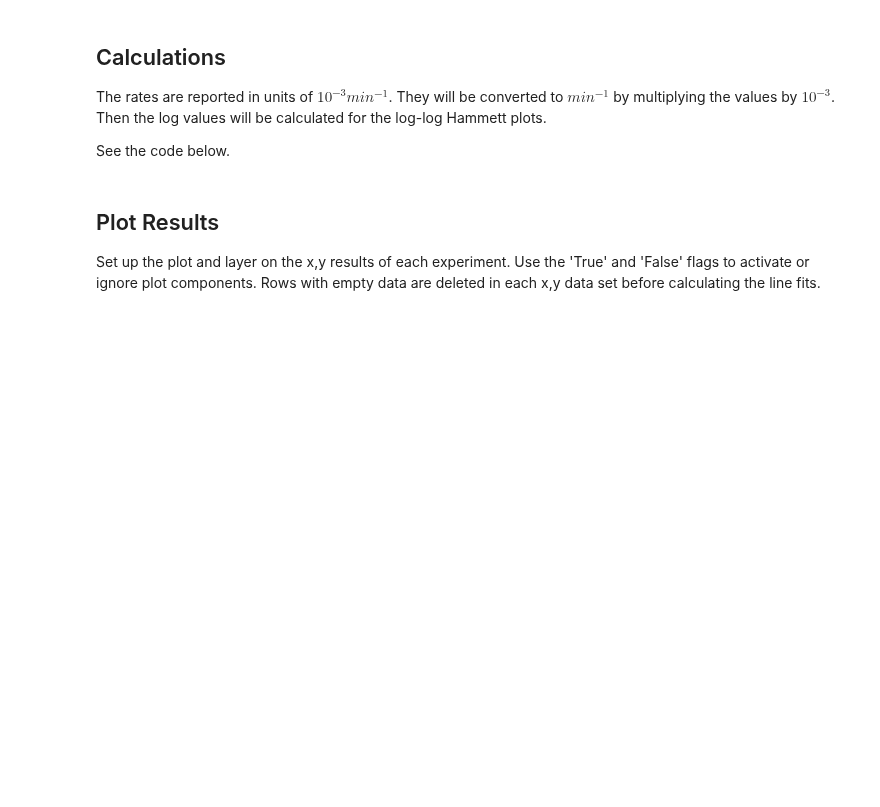
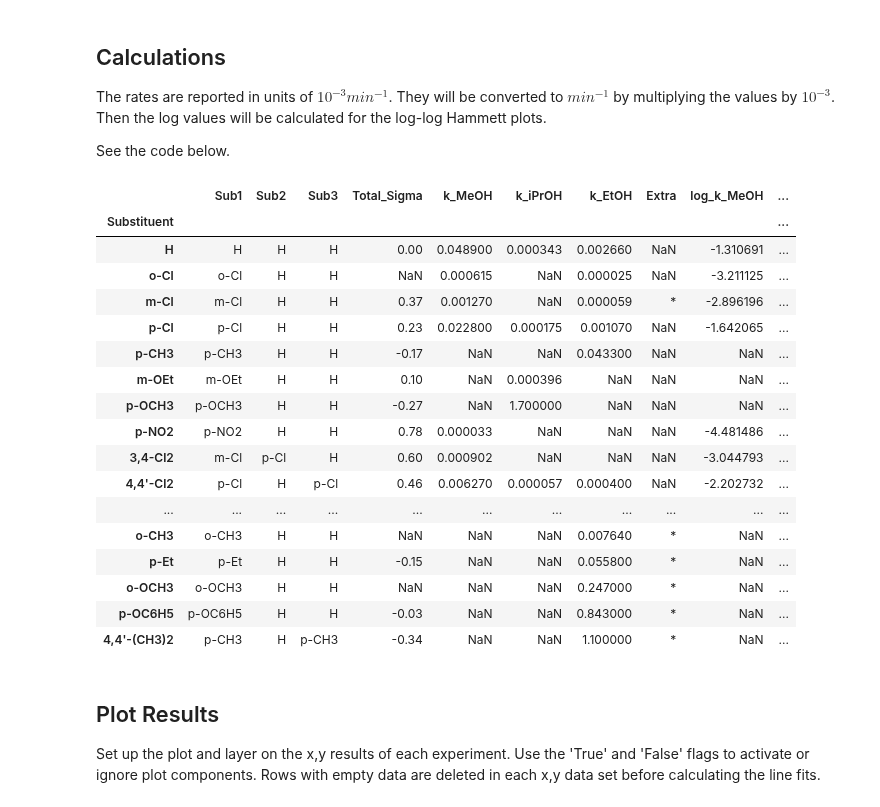
Before and after one commit to blinkletter/4410PythonNotebooks, a Jupyter notebook: Class_14/Table_6_Plots.ipynb, the cells around one changed output. Saved outputs shown, nothing was run; the diff lists cells and outputs as text; code cells hidden in the pictures; blank space fills up the shorter version.

```diff
--- a/Class_14/Table_6_Plots.ipynb
+++ b/Class_14/Table_6_Plots.ipynb
@@ -243,13 +243,32 @@ See the code below.
 # %%
 df1["k_MeOH"] = df1["k_MeOH"]*(10**(-3))
 df1["k_iPrOH"] = df1["k_iPrOH"]*(10**(-3))
 df1["k_EtOH"] = df1["k_EtOH"]*(10**(-3))
 
 df1["log_k_MeOH"] = np.log10(df1["k_MeOH"])
 df1["log_k_iPrOH"] = np.log10(df1["k_iPrOH"])
 df1["log_k_EtOH"] = np.log10(df1["k_EtOH"])
 
-#display(df1)
+display(df1)
+# %% [output]
+|  | Sub1 | Sub2 | Sub3 | Total_Sigma | k_MeOH | k_iPrOH | k_EtOH | Extra | log_k_MeOH | ... |
+| Substituent |  |  |  |  |  |  |  |  |  | ... |
+| H | H | H | H | 0.00 | 0.048900 | 0.000343 | 0.002660 | NaN | -1.310691 | ... |
+| o-Cl | o-Cl | H | H | NaN | 0.000615 | NaN | 0.000025 | NaN | -3.211125 | ... |
+| m-Cl | m-Cl | H | H | 0.37 | 0.001270 | NaN | 0.000059 | * | -2.896196 | ... |
+| p-Cl | p-Cl | H | H | 0.23 | 0.022800 | 0.000175 | 0.001070 | NaN | -1.642065 | ... |
+| p-CH3 | p-CH3 | H | H | -0.17 | NaN | NaN | 0.043300 | NaN | NaN | ... |
+| m-OEt | m-OEt | H | H | 0.10 | NaN | 0.000396 | NaN | NaN | NaN | ... |
+| p-OCH3 | p-OCH3 | H | H | -0.27 | NaN | 1.700000 | NaN | NaN | NaN | ... |
+| p-NO2 | p-NO2 | H | H | 0.78 | 0.000033 | NaN | NaN | NaN | -4.481486 | ... |
+| 3,4-Cl2 | m-Cl | p-Cl | H | 0.60 | 0.000902 | NaN | NaN | NaN | -3.044793 | ... |
+| 4,4'-Cl2 | p-Cl | H | p-Cl | 0.46 | 0.006270 | 0.000057 | 0.000400 | NaN | -2.202732 | ... |
+| ... | ... | ... | ... | ... | ... | ... | ... | ... | ... | ... |
+| o-CH3 | o-CH3 | H | H | NaN | NaN | NaN | 0.007640 | * | NaN | ... |
+| p-Et | p-Et | H | H | -0.15 | NaN | NaN | 0.055800 | * | NaN | ... |
+| o-OCH3 | o-OCH3 | H | H | NaN | NaN | NaN | 0.247000 | * | NaN | ... |
+| p-OC6H5 | p-OC6H5 | H | H | -0.03 | NaN | NaN | 0.843000 | * | NaN | ... |
+| 4,4'-(CH3)2 | p-CH3 | H | p-CH3 | -0.34 | NaN | NaN | 1.100000 | * | NaN | ... |
 # %% [markdown]
 ## Plot Results
 
```
